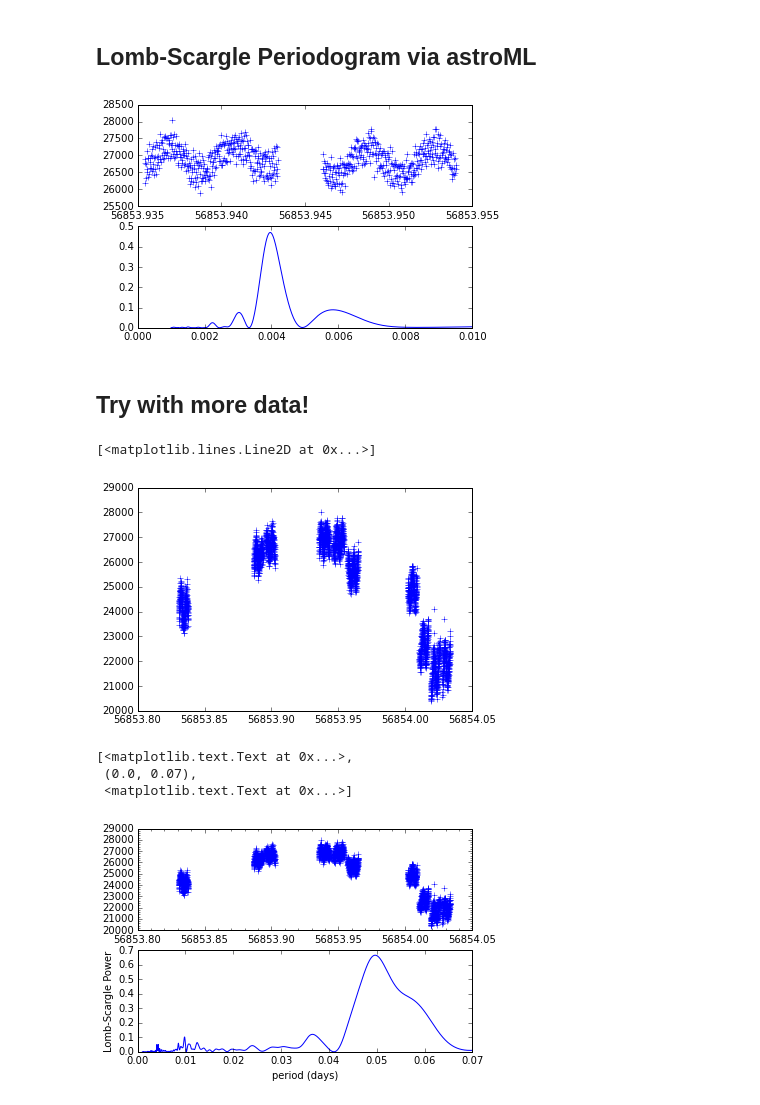
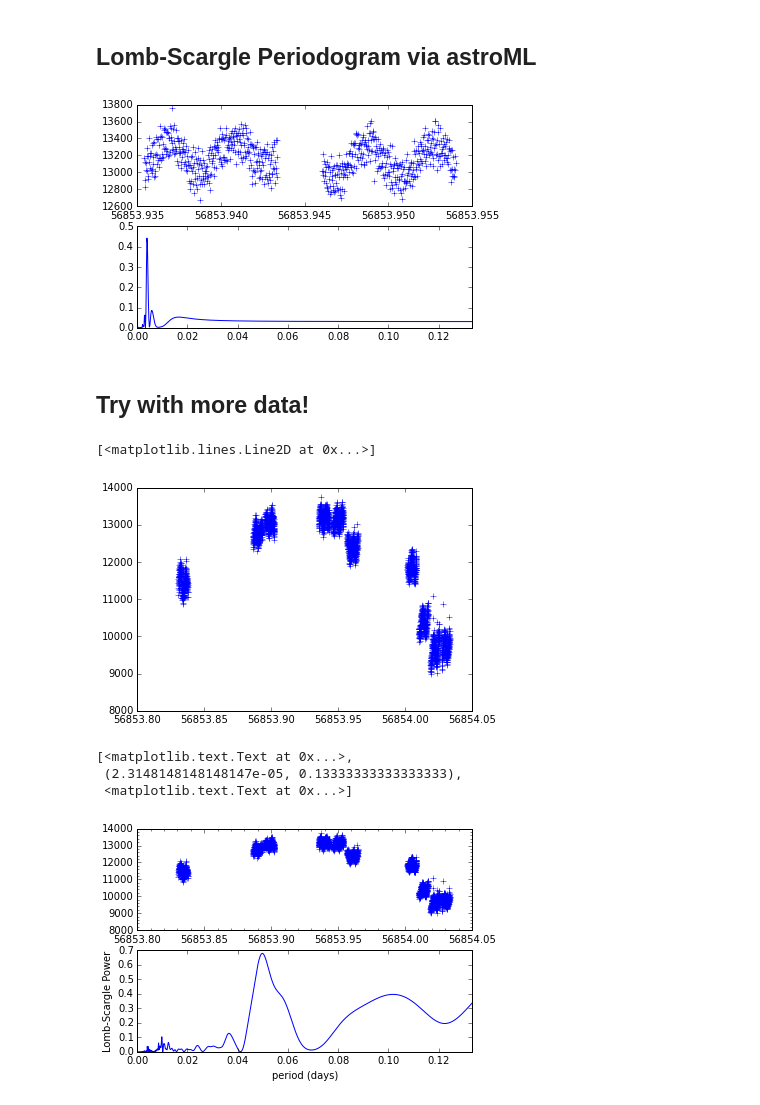
Before and after one commit to justincely/lightcurve_pipeline, a Jupyter notebook: plots/periodograms.ipynb, the cells around one changed output. Drawn from its saved outputs; the diff is of its cells as text; code cells hidden in the pictures.

Commit message:
Added some code blocks to try periodograms with noisy data.

```diff
--- a/plots/periodograms.ipynb
+++ b/plots/periodograms.ipynb
@@ -9,7 +10,7 @@ plt.rcParams['axes.formatter.useoffset'] = False
 # Open the data and get a subset
 hdulist = fits.open('/grp/hst/hstlc/hst13902/outputs/composite/V-KL-UMA_FUV_G160M_1600_curve.fits', mode='readonly')
 subset = np.where(56853 < hdulist[1].data['mjd'])
-all_counts = hdulist[1].data['gross'] #use flux for longer timescales, otherwise use net
+all_counts = hdulist[1].data['net'] # use flux for longer timescales, otherwise use net
 all_times = hdulist[1].data['mjd']
 counts, times = [], []
 for count, time in zip(all_counts, all_times):
@@ -28,3 +31,6 @@ ax.plot(times, counts, 'b+')
+# %%
+high_freq = (hdulist[0].header['STEPSIZE'] / (60. * 60. * 24.))
+low_freq = (2 * 96.) / (60. * 24)
 # %% [markdown]
 ## Lomb-Scargle Periodogram via scipy
 # %%
@@ -94,12 +100,12 @@ ax1 = fig.add_subplot(211)
 ax2 = fig.add_subplot(212)
 ax1.plot(times, counts, 'b+')
 ax2.plot(periods, power, linewidth=1.0)
-ax2.set_xlim((0.0, 0.01))
+ax2.set_xlim((high_freq, low_freq))
 ax2.set_ylim((0.0, 0.5))
 ax2.set_xlabel='period (days)'
 ax2.set_ylabel='Lomb-Scargle Power'
 # %% [output]
-[figure, old version]
+[figure, new version]
 # %% [markdown]
 ## Try with more data!
 # %%
@@ -114,9 +120,9 @@ fig, ax = plt.subplots()
 ax.plot(times, counts, 'b+')
 # %% [output]
 [<matplotlib.lines.Line2D at 0x...>]
-[figure, old version]
+[figure, new version]
 # %%
-periods = np.linspace(0.001, 0.01, len(times))
+periods = np.linspace(high_freq, low_freq, len(times))
 ang_freqs = 2 * np.pi / periods
 power = lombscargle(np.asarray(times), np.asarray(counts) - np.asarray(counts).mean(), ang_freqs)
 N = len(times)
@@ -124,13 +130,13 @@ power *= 2 / (N * np.asarray(counts).std() ** 2)
 # %%
 fig = plt.figure()
 ax1 = fig.add_subplot(211)
 ax2 = fig.add_subplot(212)
 ax1.minorticks_on()
 ax1.plot(times, counts, 'b+')
 ax2.plot(periods, power)
-ax2.set(xlim=(0.0, 0.01), xlabel='period (days)', ylabel='Lomb-Scargle Power')
+ax2.set(xlim=(high_freq, low_freq), xlabel='period (days)', ylabel='Lomb-Scargle Power')
 # %% [output]
 [<matplotlib.text.Text at 0x...>,
- (0.0, 0.07),
+ (2.3148148148148147e-05, 0.13333333333333333),
  <matplotlib.text.Text at 0x...>]
-[figure, old version]
+[figure, new version]
```
Also changed, not shown: parts of 23 cells of this notebook.
